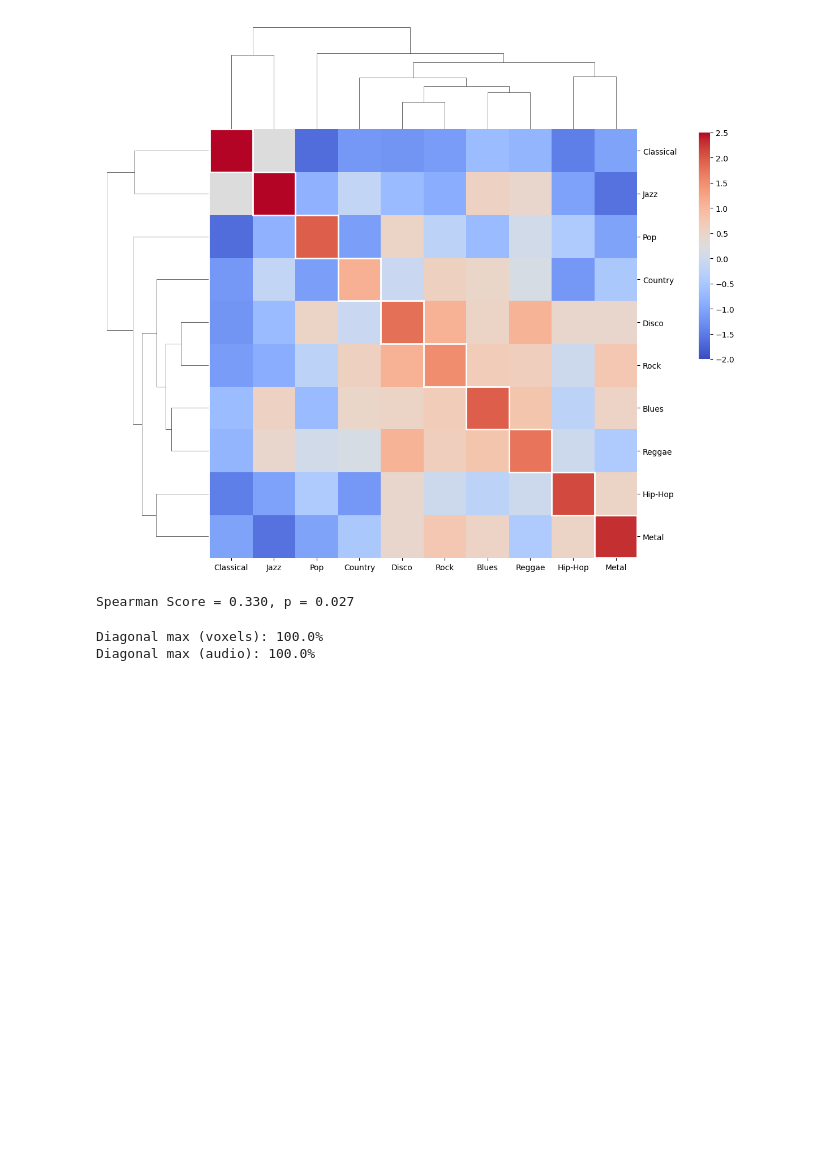
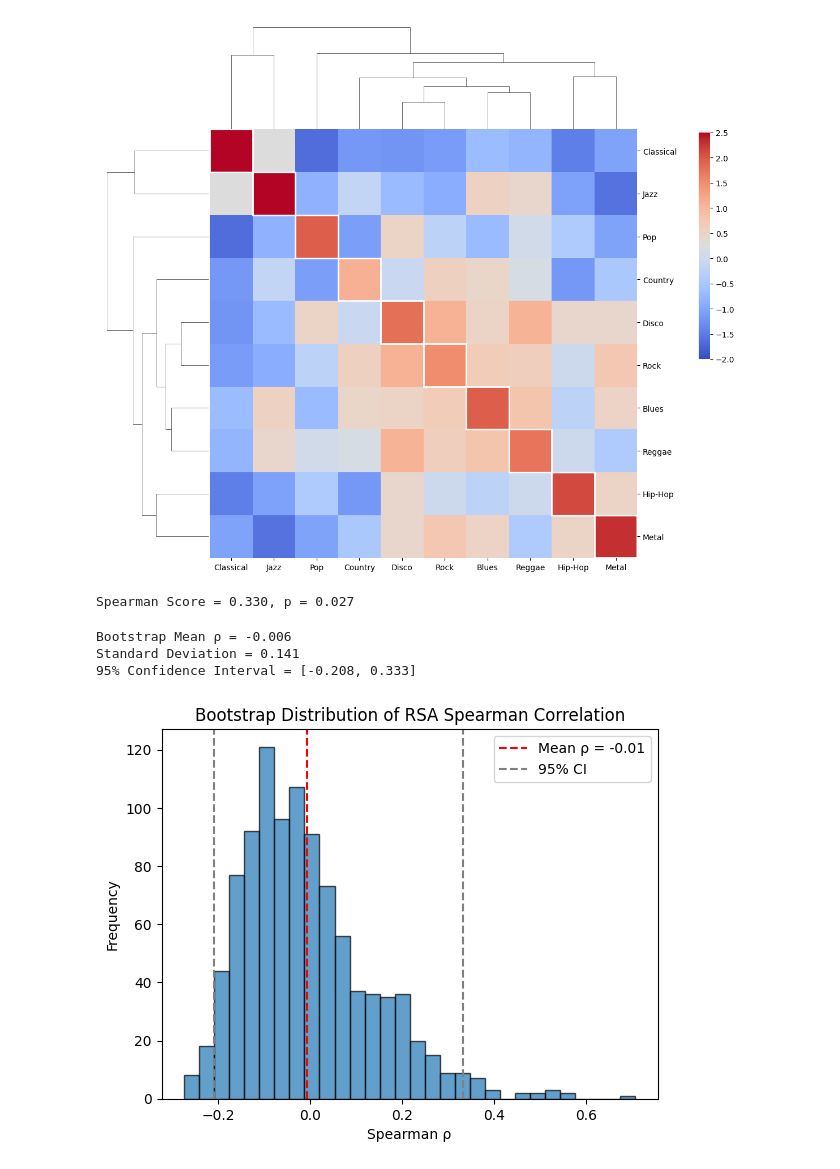
Before and after one commit to mattciff5/genre-to-fmri, a Jupyter notebook: multisubj_review.ipynb, the cells around one changed output. Drawn from its saved outputs; the diff is of its cells as text; code cells hidden in the pictures; blank space fills up the shorter version.

```diff
--- a/multisubj_review.ipynb
+++ b/multisubj_review.ipynb
@@ -1721,18 +1758,43 @@ print(f"Spearman Score = {spearman_score:.3f}, p = {spearman_p:.3f}")
 # %% [output]
 Spearman Score = 0.330, p = 0.027
 # %%
-def diagonal_max_proportion(matrix):
-    count = 0
-    for i in range(matrix.shape[0]):
-        if np.argmax(matrix[i]) == i:
-            count += 1
-    return count / matrix.shape[0]
+def bootstrap_rsa_correlation(matrix1, matrix2, n_iterations=1000, distance_measure='spearman', seed=42):
+    np.random.seed(seed)
+    n = matrix1.shape[0]
+    correlations = []
 
-prop_voxels = diagonal_max_proportion(rsa_voxels_z.numpy())
-prop_audio = diagonal_max_proportion(rsa_audiofeat_z.numpy())
+    for i in tqdm.tqdm(range(n_iterations)):
+        idx = np.random.choice(n, n, replace=True)
+        m1_sampled = matrix1
+        m2_sampled = matrix2[np.ix_(idx, idx)]
+        r, _ = correlate_two_matrices_rsa(m1_sampled, m2_sampled, distance_measure=distance_measure)
+        correlations.append(r)
 
-print(f"Diagonal max (voxels): {prop_voxels*100:.1f}%")
-print(f"Diagonal max (audio): {prop_audio*100:.1f}%")
+    correlations = np.array(correlations)
+    mean_r = np.mean(correlations)
+    std_r = np.std(correlations)
+    ci_lower, ci_upper = np.percentile(correlations, [2.5, 97.5])
+
+    print(f"Bootstrap Mean ρ = {mean_r:.3f}")
+    print(f"Standard Deviation = {std_r:.3f}")
+    print(f"95% Confidence Interval = [{ci_lower:.3f}, {ci_upper:.3f}]")
+
+    # Optional: plot the distribution
+    plt.hist(correlations, bins=30, alpha=0.7, edgecolor='k')
+    plt.axvline(mean_r, color='red', linestyle='--', label=f'Mean ρ = {mean_r:.2f}')
+    plt.axvline(ci_lower, color='gray', linestyle='--', label='95% CI')
+    plt.axvline(ci_upper, color='gray', linestyle='--')
+    plt.title('Bootstrap Distribution of RSA Spearman Correlation')
+    plt.xlabel('Spearman ρ')
+    plt.ylabel('Frequency')
+    plt.legend()
+    plt.show()
+
+    return correlations
-# %% [output]
-Diagonal max (voxels): 100.0%
-Diagonal max (audio): 100.0%
+# %%
+correlations = bootstrap_rsa_correlation(rsa_voxels_z, rsa_audiofeat_z)
+# %% [output]
+Bootstrap Mean ρ = -0.006
+Standard Deviation = 0.141
+95% Confidence Interval = [-0.208, 0.333]
+[figure, added]
```
Also changed, not shown: parts of 9 cells of this notebook, 12 other files.
